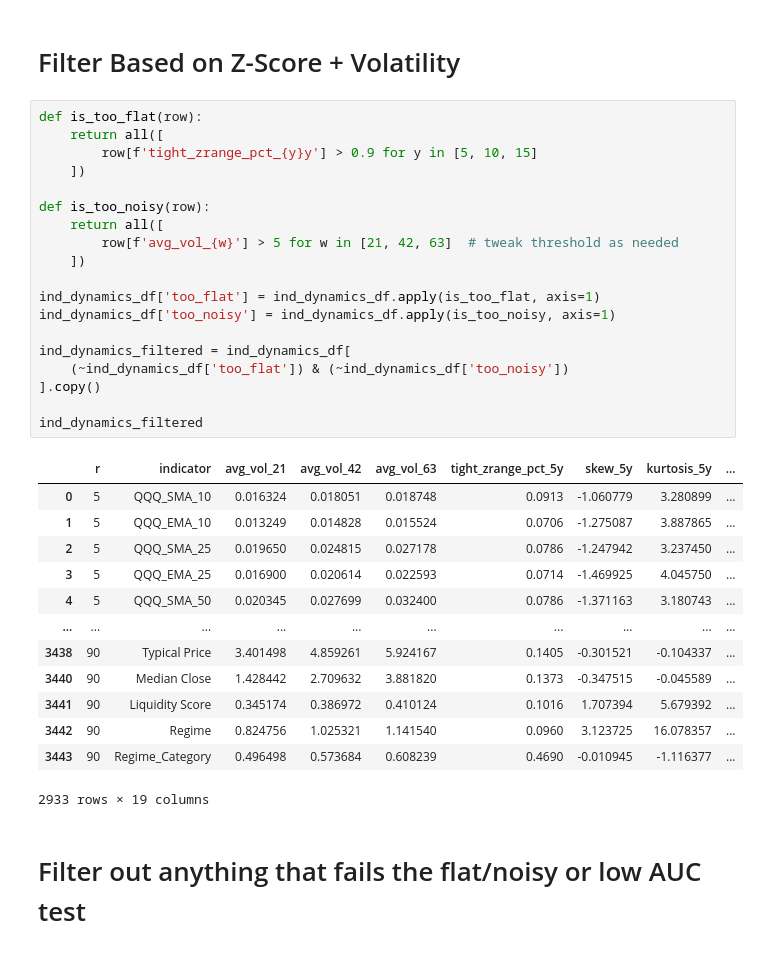
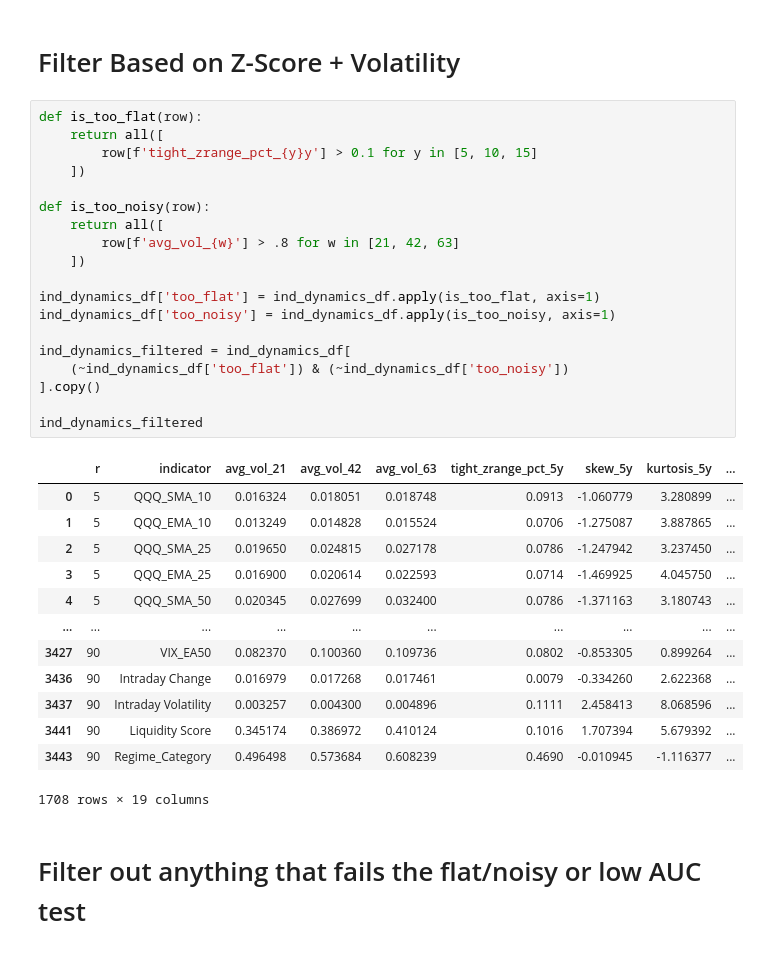
Before and after one commit to bchase17/Fracturion, a Jupyter notebook: Indicator_Selection_Pipeline/Multivariate_Interactions/multivar_interactions.ipynb, the cells around one changed output. Drawn from its saved outputs; the diff is of its cells as text.

```diff
--- a/Indicator_Selection_Pipeline/Multivariate_Interactions/multivar_interactions.ipynb
+++ b/Indicator_Selection_Pipeline/Multivariate_Interactions/multivar_interactions.ipynb
@@ -56,36 +73,36 @@ logi_filtered
 # %%
 def is_too_flat(row):
     return all([
-        row[f'tight_zrange_pct_{y}y'] > 0.9 for y in [5, 10, 15]
+        row[f'tight_zrange_pct_{y}y'] > 0.1 for y in [5, 10, 15]
     ])
 
 def is_too_noisy(row):
     return all([
-        row[f'avg_vol_{w}'] > 5 for w in [21, 42, 63]  # tweak threshold as needed
+        row[f'avg_vol_{w}'] > .8 for w in [21, 42, 63]
     ])
 
 ind_dynamics_df['too_flat'] = ind_dynamics_df.apply(is_too_flat, axis=1)
 ind_dynamics_df['too_noisy'] = ind_dynamics_df.apply(is_too_noisy, axis=1)
 
 ind_dynamics_filtered = ind_dynamics_df[
     (~ind_dynamics_df['too_flat']) & (~ind_dynamics_df['too_noisy'])
 ].copy()
 
 ind_dynamics_filtered
 # %% [output]
 |  | r | indicator | avg_vol_21 | avg_vol_42 | avg_vol_63 | tight_zrange_pct_5y | skew_5y | kurtosis_5y | ... |
 | 0 | 5 | QQQ_SMA_10 | 0.016324 | 0.018051 | 0.018748 | 0.0913 | -1.060779 | 3.280899 | ... |
 | 1 | 5 | QQQ_EMA_10 | 0.013249 | 0.014828 | 0.015524 | 0.0706 | -1.275087 | 3.887865 | ... |
 | 2 | 5 | QQQ_SMA_25 | 0.019650 | 0.024815 | 0.027178 | 0.0786 | -1.247942 | 3.237450 | ... |
 | 3 | 5 | QQQ_EMA_25 | 0.016900 | 0.020614 | 0.022593 | 0.0714 | -1.469925 | 4.045750 | ... |
 | 4 | 5 | QQQ_SMA_50 | 0.020345 | 0.027699 | 0.032400 | 0.0786 | -1.371163 | 3.180743 | ... |
 | ... | ... | ... | ... | ... | ... | ... | ... | ... | ... |
-| 3438 | 90 | Typical Price | 3.401498 | 4.859261 | 5.924167 | 0.1405 | -0.301521 | -0.104337 | ... |
-| 3440 | 90 | Median Close | 1.428442 | 2.709632 | 3.881820 | 0.1373 | -0.347515 | -0.045589 | ... |
+| 3427 | 90 | VIX_EA50 | 0.082370 | 0.100360 | 0.109736 | 0.0802 | -0.853305 | 0.899264 | ... |
+| 3436 | 90 | Intraday Change | 0.016979 | 0.017268 | 0.017461 | 0.0079 | -0.334260 | 2.622368 | ... |
+| 3437 | 90 | Intraday Volatility | 0.003257 | 0.004300 | 0.004896 | 0.1111 | 2.458413 | 8.068596 | ... |
 | 3441 | 90 | Liquidity Score | 0.345174 | 0.386972 | 0.410124 | 0.1016 | 1.707394 | 5.679392 | ... |
-| 3442 | 90 | Regime | 0.824756 | 1.025321 | 1.141540 | 0.0960 | 3.123725 | 16.078357 | ... |
 | 3443 | 90 | Regime_Category | 0.496498 | 0.573684 | 0.608239 | 0.4690 | -0.010945 | -1.116377 | ... |
-2933 rows × 19 columns
+1708 rows × 19 columns
 # %% [markdown]
 # Filter out anything that fails the flat/noisy or low AUC test
 # %% [markdown]
```
Also changed, not shown: parts of 9 cells of this notebook.
